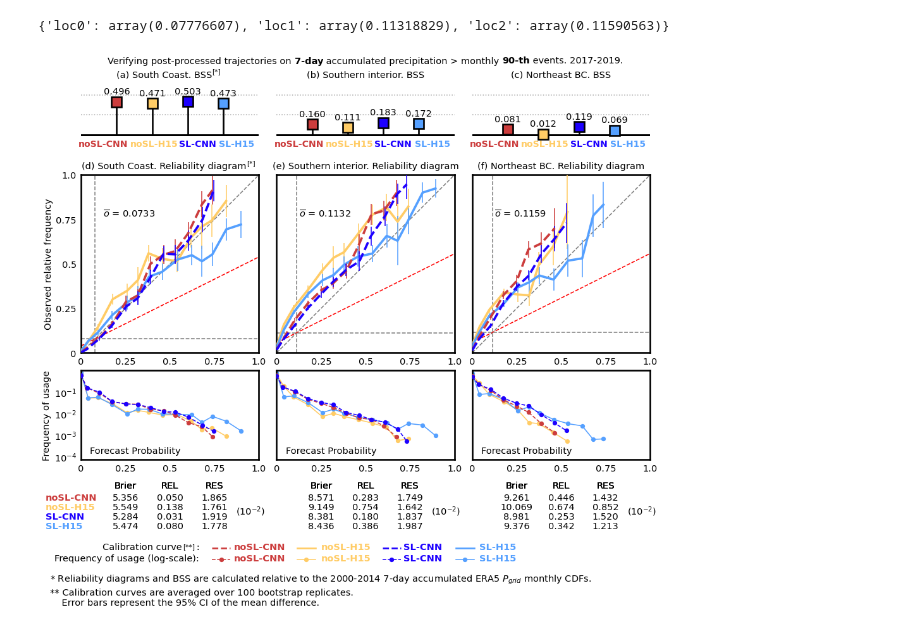
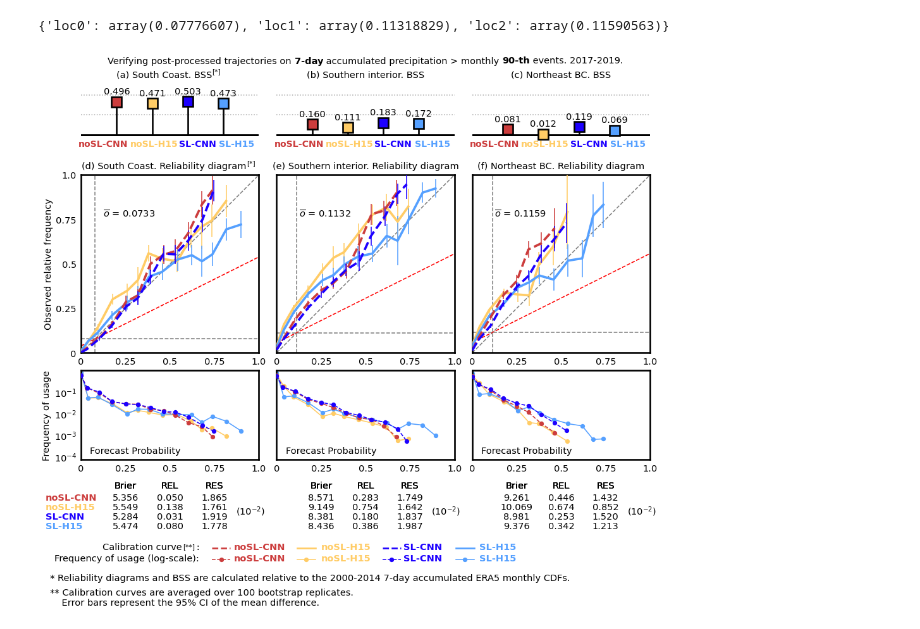
Before and after one commit to yingkaisha/rainbow, a Jupyter notebook: publish/PLOT_accum_reliability_diagram_BCH.ipynb, the cells around one changed output. Cells and saved outputs as stored; diff of their text form; code cells hidden in the pictures.

```diff
--- a/publish/PLOT_accum_reliability_diagram_BCH.ipynb
+++ b/publish/PLOT_accum_reliability_diagram_BCH.ipynb
@@ -611,32 +611,32 @@ ax_lg1.text(0.635, 0.9, 'SL-CNN', ha='left', va='top', fontsize=14, fontweight='
 ax_lg1.text(0.875, 0.9, 'SL-H15', ha='left', va='top', fontsize=14, fontweight='bold',
             color=KW['sl']['color'], transform=ax_lg1.transAxes)
 
 ax_lg2.text(0.1, 0.9, 'noSL-CNN', ha='left', va='top', fontsize=14, fontweight='bold',
             color=KW['bcnn']['color'], transform=ax_lg2.transAxes)
 ax_lg2.text(0.375, 0.9, 'noSL-H15', ha='left', va='top', fontsize=14, fontweight='bold',
             color=KW['base']['color'], transform=ax_lg2.transAxes)
 ax_lg2.text(0.635, 0.9, 'SL-CNN', ha='left', va='top', fontsize=14, fontweight='bold',
             color=KW['scnn']['color'], transform=ax_lg2.transAxes)
 ax_lg2.text(0.875, 0.9, 'SL-H15', ha='left', va='top', fontsize=14, fontweight='bold',
             color=KW['sl']['color'], transform=ax_lg2.transAxes)
 
 ax_lw1.set_axis_off()
 ax_lg1.set_axis_off()
 ax_lw2.set_axis_off()
 ax_lg2.set_axis_off()
 
 ax_w1 = fig.add_axes([-0.055, -0.104+0.0134, 1.065, 0.0193])
 ax_w1.set_axis_off()
-ax_w1.text(0, 1, '* Reliability diagrams and BSS are calculated relative to the 2000-2014 7-day accumulated ERA5 $P_{grid}$ monthly CDFs.',
+ax_w1.text(0, 1, '* Reliability diagrams and BSS are calculated relative to the 2000-2014 7-day accumulated ERA5 monthly CDFs.',
           ha='left', va='top', fontsize=14, transform=ax_w1.transAxes);
 
 ax_w2 = fig.add_axes([-0.055, -0.155+0.0134, 1.065, 0.0388])
 ax_w2.set_axis_off()
 ax_w2.text(0, 1, '** Calibration curves are averaged over 100 bootstrap replicates.\n    Error bars represent the 95% CI of the mean difference.',
           ha='left', va='top', fontsize=14, transform=ax_w2.transAxes);
 
 if need_publish:
     # Save figure
     fig.savefig(fig_dir+'AnEn_BCH_Calib_accum_d7.png', format='png', **fig_keys)
 # %% [output]
-[figure, old version]
+[figure, new version]
```
Also changed, not shown: 1 other file.
